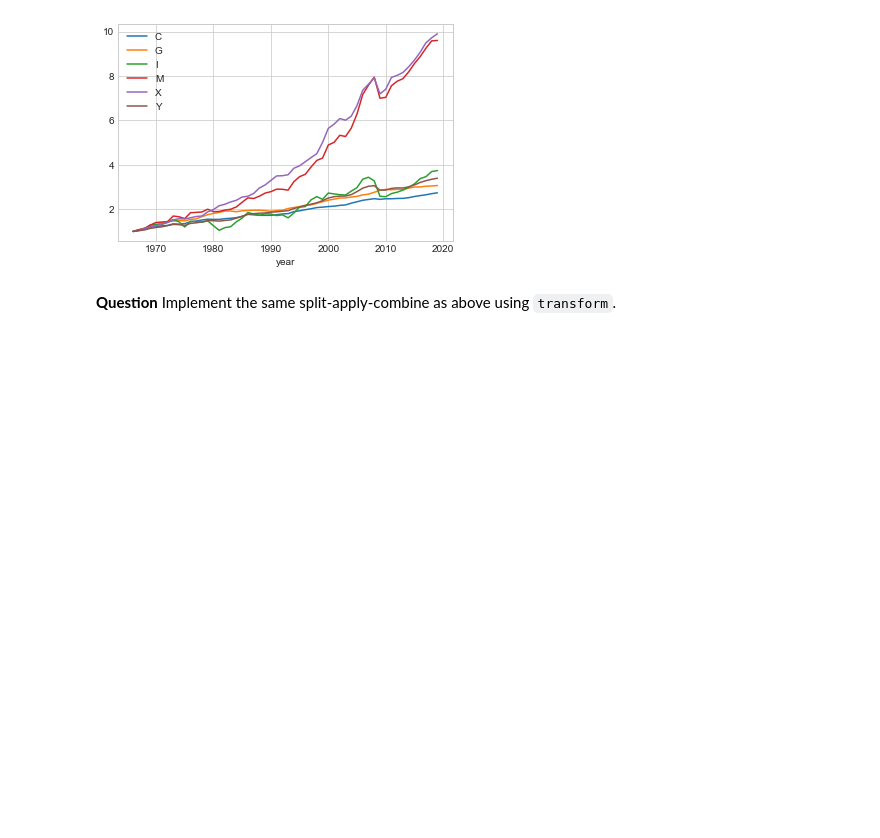
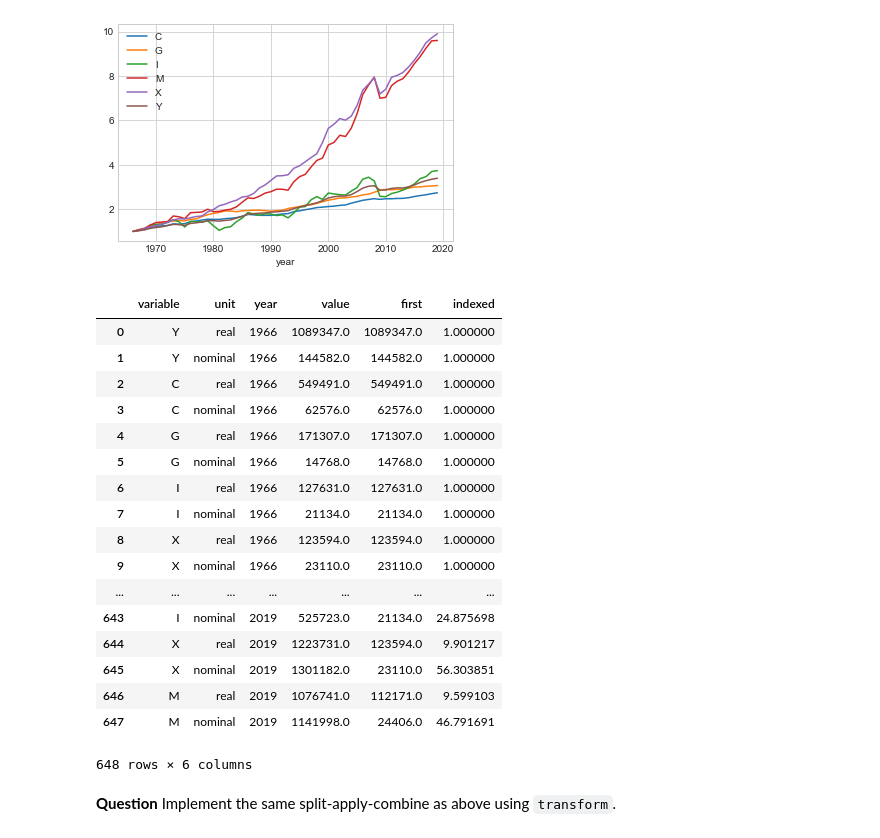
Before and after one commit to AskerNC/exercises-2020, a Jupyter notebook: PS4/problem_set_4.ipynb, the cells around one changed output. Saved outputs shown, nothing was run; the diff lists cells and outputs as text; code cells hidden in the pictures; blank space fills up the shorter version.

```diff
--- a/PS4/problem_set_4.ipynb
+++ b/PS4/problem_set_4.ipynb
@@ -220,3 +220,7 @@ merged_true_alt.tail(10)
 ## Split-apply-combine-(plot)
 # %% [markdown]
 Consider the following **split-apply-combine-plot:**
+# %%
+nah1_copy = nah1_true.copy()
+# %%
+nah1_true = nah1_copy.copy()
@@ -243,6 +256,27 @@ def plot(df):
 plot(nah1_true)
 # %% [output]
 [figure]
+# %%
+nah1_true.head()
+# %% [output]
+|  | variable | unit | year | value | first | indexed |
+| 0 | Y | real | 1966 | 1089347.0 | 1089347.0 | 1.000000 |
+| 1 | Y | nominal | 1966 | 144582.0 | 144582.0 | 1.000000 |
+| 2 | C | real | 1966 | 549491.0 | 549491.0 | 1.000000 |
+| 3 | C | nominal | 1966 | 62576.0 | 62576.0 | 1.000000 |
+| 4 | G | real | 1966 | 171307.0 | 171307.0 | 1.000000 |
+| 5 | G | nominal | 1966 | 14768.0 | 14768.0 | 1.000000 |
+| 6 | I | real | 1966 | 127631.0 | 127631.0 | 1.000000 |
+| 7 | I | nominal | 1966 | 21134.0 | 21134.0 | 1.000000 |
+| 8 | X | real | 1966 | 123594.0 | 123594.0 | 1.000000 |
+| 9 | X | nominal | 1966 | 23110.0 | 23110.0 | 1.000000 |
+| ... | ... | ... | ... | ... | ... | ... |
+| 643 | I | nominal | 2019 | 525723.0 | 21134.0 | 24.875698 |
+| 644 | X | real | 2019 | 1223731.0 | 123594.0 | 9.901217 |
+| 645 | X | nominal | 2019 | 1301182.0 | 23110.0 | 56.303851 |
+| 646 | M | real | 2019 | 1076741.0 | 112171.0 | 9.599103 |
+| 647 | M | nominal | 2019 | 1141998.0 | 24406.0 | 46.791691 |
+648 rows × 6 columns
 # %% [markdown]
 **Question** Implement the same split-apply-combine as above using `transform`.
 # %%
```
Also changed, not shown: parts of 1 cell of this notebook, 1 other file.
